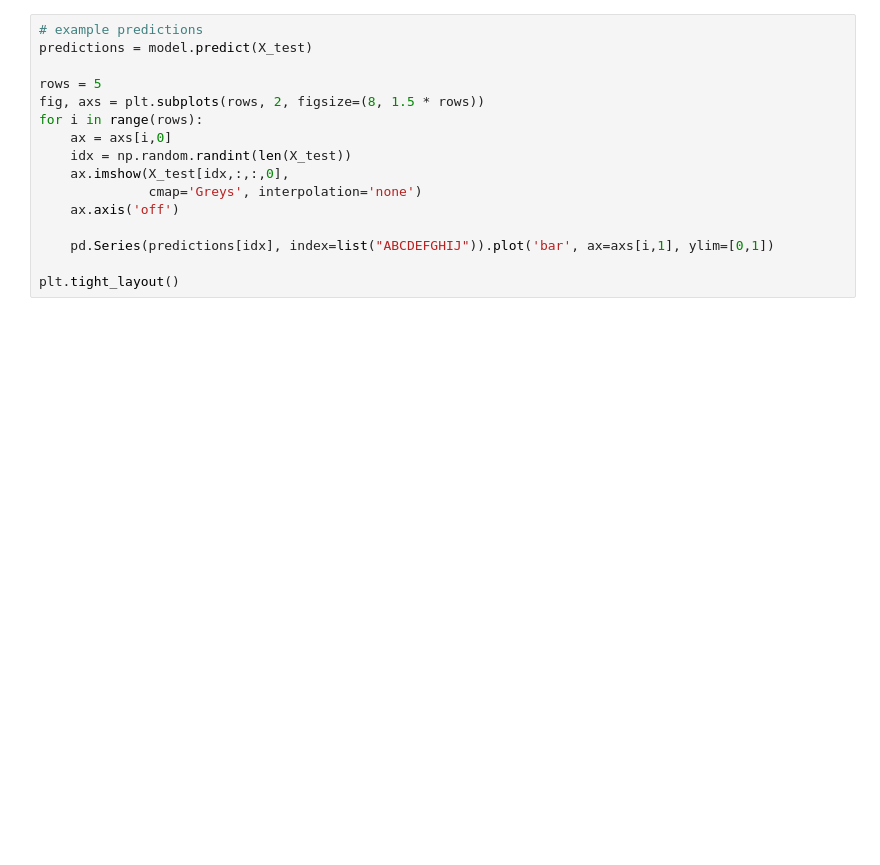
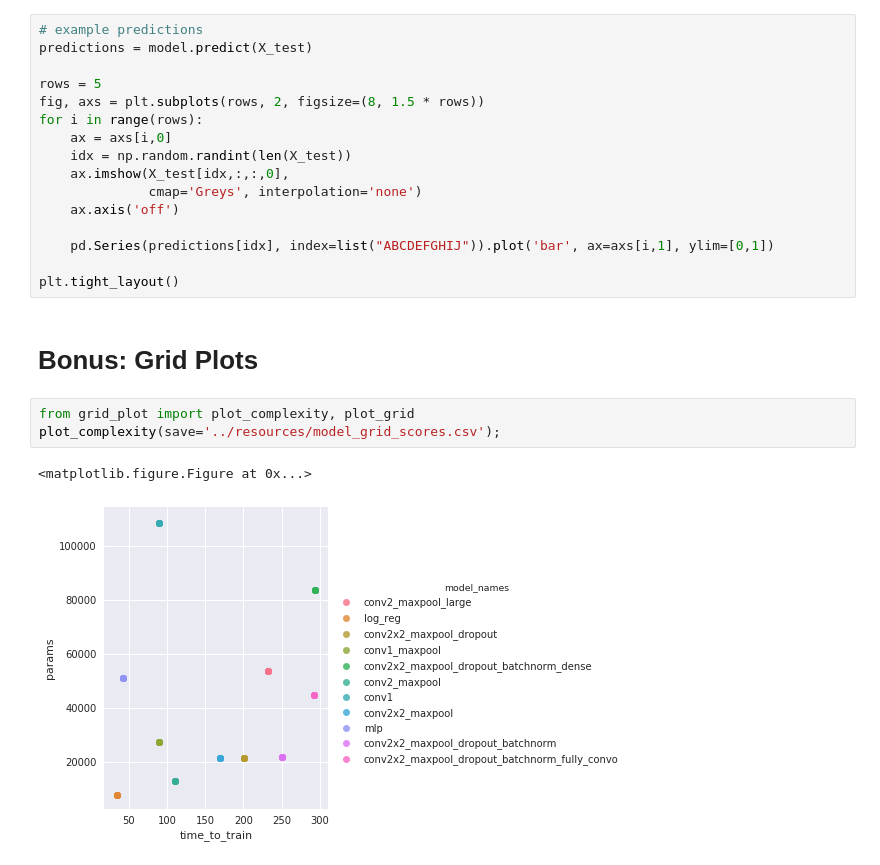
Before and after one commit to deepsense-ai/intel-ai-webinar-neural-networks, a Jupyter notebook: notebook_fresh.ipynb, the cells around one changed output. Saved outputs shown, nothing was run; the diff lists cells and outputs as text; blank space fills up the shorter version.

Commit message:
bonus content

```diff
--- a/notebook_fresh.ipynb
+++ b/notebook_fresh.ipynb
@@ -121,3 +125,11 @@ for i in range(rows):
     pd.Series(predictions[idx], index=list("ABCDEFGHIJ")).plot('bar', ax=axs[i,1], ylim=[0,1])
 
 plt.tight_layout()
+# %% [markdown]
+# Bonus: Grid Plots
+# %%
+from grid_plot import plot_complexity, plot_grid
+plot_complexity(save='../resources/model_grid_scores.csv');
+# %% [output]
+<matplotlib.figure.Figure at 0x...>
+[figure, added]
```
Also changed, not shown: parts of 8 cells of this notebook, 6 other files.
